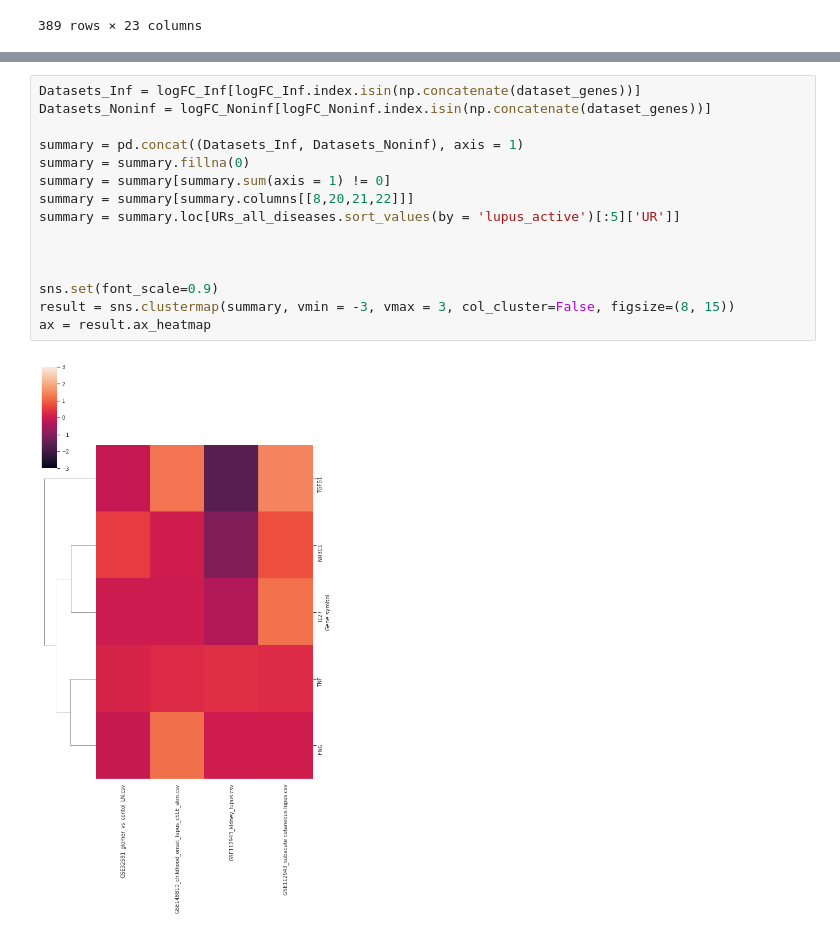
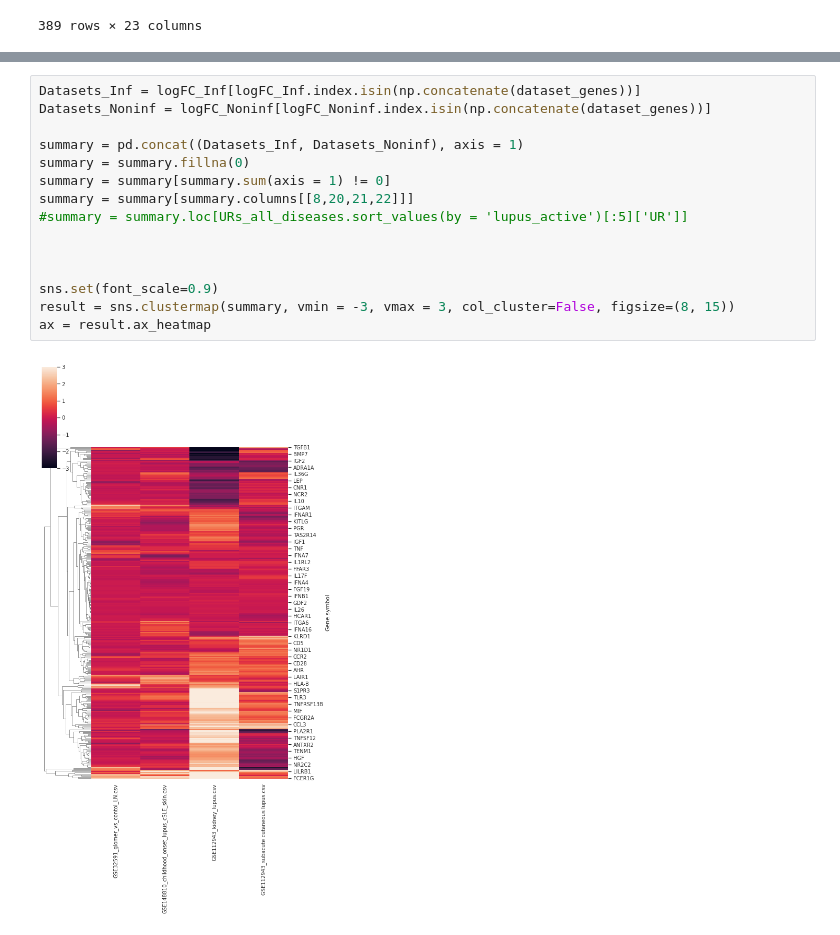
Before and after one commit to SDTC-CPMed/multi-organ_DigiTwin, a Jupyter notebook: Python/lupus_heatmap.ipynb, the cells around one changed output, grey strips where cells are left out. Saved outputs shown, nothing was run; the diff lists cells and outputs as text.

```diff
--- a/Python/lupus_heatmap.ipynb
+++ b/Python/lupus_heatmap.ipynb
@@ -185,17 +215,17 @@ ax = result.ax_heatmap
 # %%
 Datasets_Inf = logFC_Inf[logFC_Inf.index.isin(np.concatenate(dataset_genes))]
 Datasets_Noninf = logFC_Noninf[logFC_Noninf.index.isin(np.concatenate(dataset_genes))]
 
 summary = pd.concat((Datasets_Inf, Datasets_Noninf), axis = 1)
 summary = summary.fillna(0)
 summary = summary[summary.sum(axis = 1) != 0]
 summary = summary[summary.columns[[8,20,21,22]]]
-summary = summary.loc[URs_all_diseases.sort_values(by = 'lupus_active')[:5]['UR']]
+#summary = summary.loc[URs_all_diseases.sort_values(by = 'lupus_active')[:5]['UR']]
 
 
 
 sns.set(font_scale=0.9)
 result = sns.clustermap(summary, vmin = -3, vmax = 3, col_cluster=False, figsize=(8, 15))
 ax = result.ax_heatmap
 # %% [output]
-[figure, old version]
+[figure, new version]
```
Also changed, not shown: parts of 4 cells of this notebook, 6 other files.
